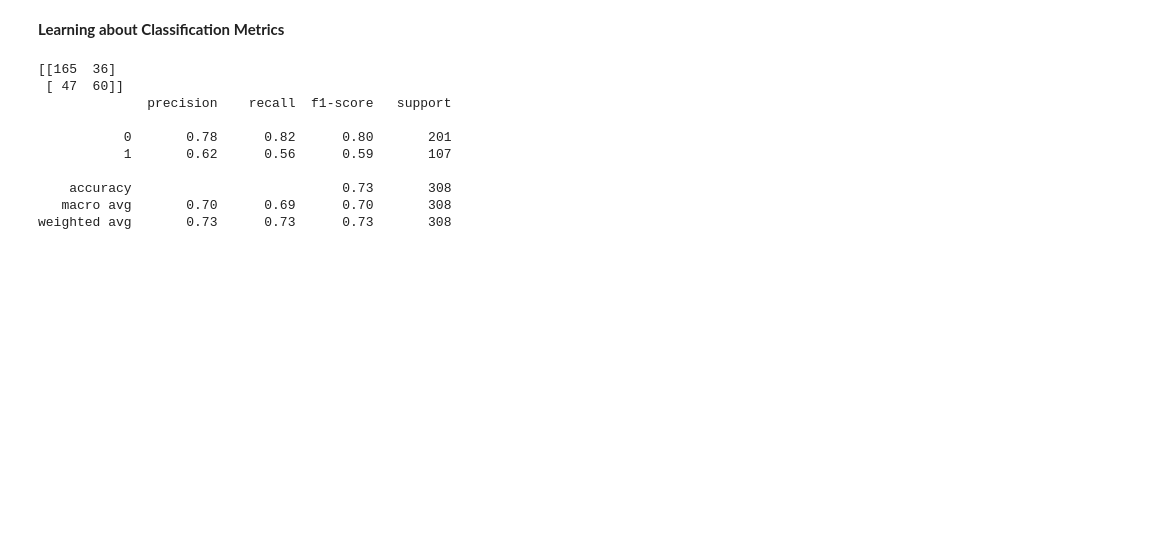
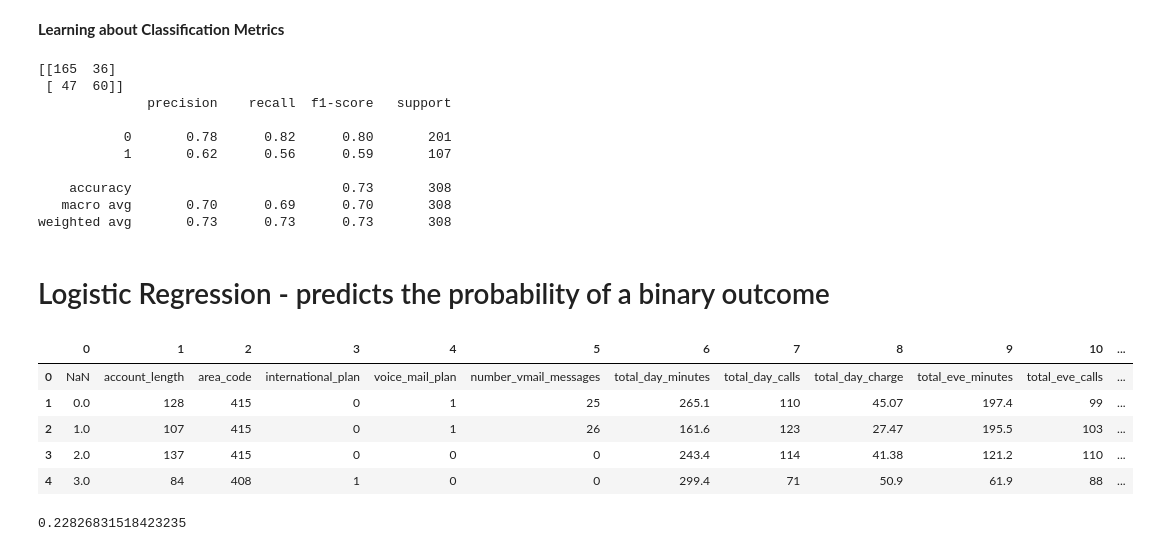
Before and after one commit to muffins-all-day/ML_algo_practice, a Jupyter notebook: ML_algo_practice.ipynb, the cells around one changed output. Cells and saved outputs as stored; diff of their text form; code cells hidden in the pictures; blank space fills up the shorter version.

Commit message:
Logistic Regression algorithm

```diff
--- a/ML_algo_practice.ipynb
+++ b/ML_algo_practice.ipynb
@@ -286,3 +286,5 @@ print(classification_report(y_test, y_pred))
     accuracy                           0.73       308
    macro avg       0.70      0.69      0.70       308
 weighted avg       0.73      0.73      0.73       308
+# %% [markdown]
+# Logistic Regression - predicts the probability of a binary outcome
@@ -288,0 +293,22 @@ weighted avg       0.73      0.73      0.73       308
+# %%
+telecom_df = pd.read_csv('/content/telecom_churn_clean.csv', header = None)
+telecom_df.head()
+# %% [output]
+|  | 0 | 1 | 2 | 3 | 4 | 5 | 6 | 7 | 8 | 9 | 10 | ... |
+| 0 | NaN | account_length | area_code | international_plan | voice_mail_plan | number_vmail_messages | total_day_minutes | total_day_calls | total_day_charge | total_eve_minutes | total_eve_calls | ... |
+| 1 | 0.0 | 128 | 415 | 0 | 1 | 25 | 265.1 | 110 | 45.07 | 197.4 | 99 | ... |
+| 2 | 1.0 | 107 | 415 | 0 | 1 | 26 | 161.6 | 123 | 27.47 | 195.5 | 103 | ... |
+| 3 | 2.0 | 137 | 415 | 0 | 0 | 0 | 243.4 | 114 | 41.38 | 121.2 | 110 | ... |
+| 4 | 3.0 | 84 | 408 | 1 | 0 | 0 | 299.4 | 71 | 50.9 | 61.9 | 88 | ... |
+# %%
+X = diabetes_df.drop("diabetes", axis=1).values
+y = diabetes_df["diabetes"].values
+logreg = LogisticRegression(max_iter=1000)
+X_train, X_test, y_train, y_test = train_test_split(X, y, test_size=0.3, random_state=42, stratify=y)
+logreg.fit(X_train, y_train)
+y_pred = logreg.predict(X_test)
+y_pred_proba = logreg.predict_proba(X_test)[:,1]
+print(y_pred_proba[0])
+#The probability of having diabetes of the first instance
+# %% [output]
+0.22826831518423235
```
Also changed, not shown: parts of 1 cell of this notebook.
